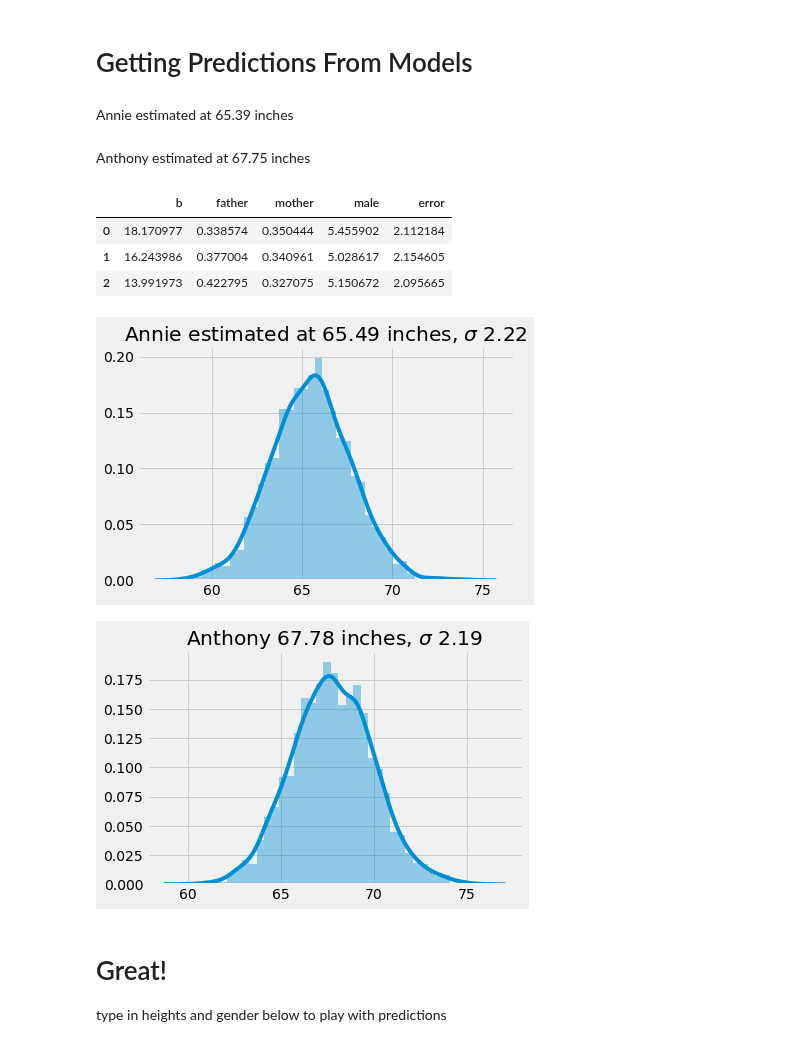
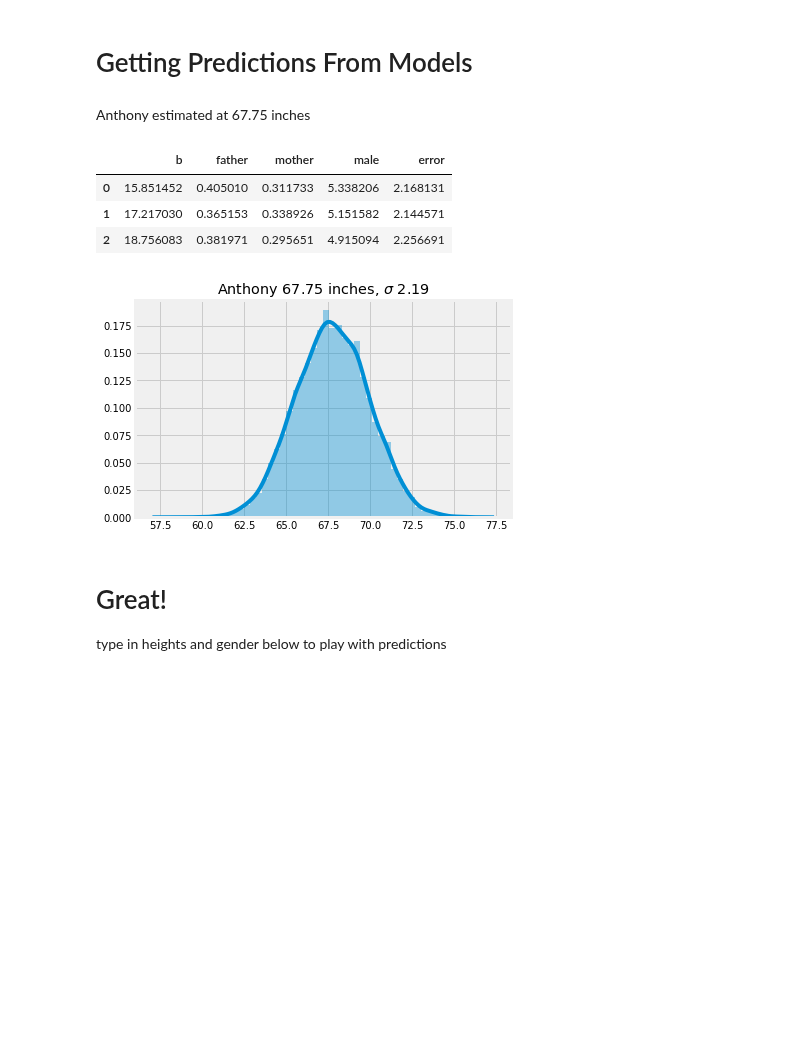
Before and after one commit to arose13/Notebooks, a Jupyter notebook: Predicting Adult Height.ipynb, the cells around one changed output. Saved outputs shown, nothing was run; the diff lists cells and outputs as text; code cells hidden in the pictures; blank space fills up the shorter version.

```diff
--- a/Predicting Adult Height.ipynb
+++ b/Predicting Adult Height.ipynb
@@ -16,8 +18,5 @@ graph.style.use('fivethirtyeight')
 # %%
-df = pd.read_csv(
-    'https://raw.githubusercontent.com/SKKSaikia/MicrosoftLearning-Data.Science.Essentials/master/Mod3/GaltonFamilies.csv',
-    index_col=0
-)
+df = pd.read_csv('data/GaltonFamilies.csv', index_col=0)
 df['isMale'] = (df['gender'] == 'male').astype(int)
 
 print(df.shape)
@@ -85,10 +84,10 @@ with pm.Model() as bayes_regression:
     # Priors Bayesian GLM
     # childHeight ~ father + mother + C(gender)
     error = pm.Uniform('error', lower=0, upper=25)
-    b = pm.Normal('b', mu=0, sd=10)
-    father = pm.Normal('father', mu=0, sd=1)
-    mother = pm.Normal('mother', mu=0, sd=1)
-    male = pm.Normal('male', mu=0, sd=10)
+    b = pm.Normal('b', mu=0, sd=100**2)
+    father = pm.Normal('father', mu=0, sd=100**2)
+    mother = pm.Normal('mother', mu=0, sd=100**2)
+    male = pm.Normal('male', mu=2, sd=100**2)
 
     # Model
     obs = pm.Normal(
@@ -98,7 +97,7 @@ with pm.Model() as bayes_regression:
     )
 
     # Sample
-    trace = pm.sample(int(10e3), init='jitter+adapt_diag', n_init=1000, discard_tuned_samples=False)
+    trace = pm.sample(int(10e3), n_init=1000, discard_tuned_samples=False)
 
     # Posterior
     pm.traceplot(trace)
@@ -140,43 +151,35 @@ def point_estimate(mom, dad, gender):
     point = create_point(mom, dad, gender)
     return fglm.predict(point)[0]
 
-display(Markdown(f'Annie estimated at {point_estimate(71, 67, "f"):0.2f} inches'))
 display(Markdown(f'Anthony estimated at {point_estimate(62, 67, "m"):0.2f} inches'))
 # %% [output]
-Annie estimated at 65.39 inches
+Anthony estimated at 67.75 inches
-Anthony estimated at 67.75 inches
 # %%
 # Posterior parameters
 trace_df = pm.trace_to_dataframe(trace)
 display(trace_df.head(3))
 # %% [output]
 |  | b | father | mother | male | error |
-| 0 | 18.170977 | 0.338574 | 0.350444 | 5.455902 | 2.112184 |
-| 1 | 16.243986 | 0.377004 | 0.340961 | 5.028617 | 2.154605 |
-| 2 | 13.991973 | 0.422795 | 0.327075 | 5.150672 | 2.095665 |
+| 0 | 15.851452 | 0.405010 | 0.311733 | 5.338206 | 2.168131 |
+| 1 | 17.217030 | 0.365153 | 0.338926 | 5.151582 | 2.144571 |
+| 2 | 18.756083 | 0.381971 | 0.295651 | 4.915094 | 2.256691 |
 # %%
 def bayes_estimate(mom, dad, gender):
     point = create_point(mom, dad, gender)
     est = []
     for _, row in trace_df.iterrows():
         p = ((row['father'] * point['father']) + (row['mother'] * point['mother']) + (row['male'] * point['isMale']) + row['b'])
         p += stats.norm.rvs(loc=0, scale=row['error'], size=1)
         est.append(p)
     return np.array(est).flatten()
 
 # Test Values
-annie = bayes_estimate(71, 67, 'f')
-graph.title(f'Annie estimated at {annie.mean():0.2f} inches, $\sigma$ {annie.std():0.2f}')
-sns.distplot(annie)
-graph.show()
-
 anthony = bayes_estimate(62, 67, 'm')
 graph.title(f'Anthony {anthony.mean():0.2f} inches, $\sigma$ {anthony.std():0.2f}')
 sns.distplot(anthony)
 graph.show()
 # %% [output]
-[figure, old version]
+[figure, new version]
-[figure, removed]
 # %% [markdown]
 # Great!
 
```
Also changed, not shown: parts of 7 cells of this notebook, 5 other files.
